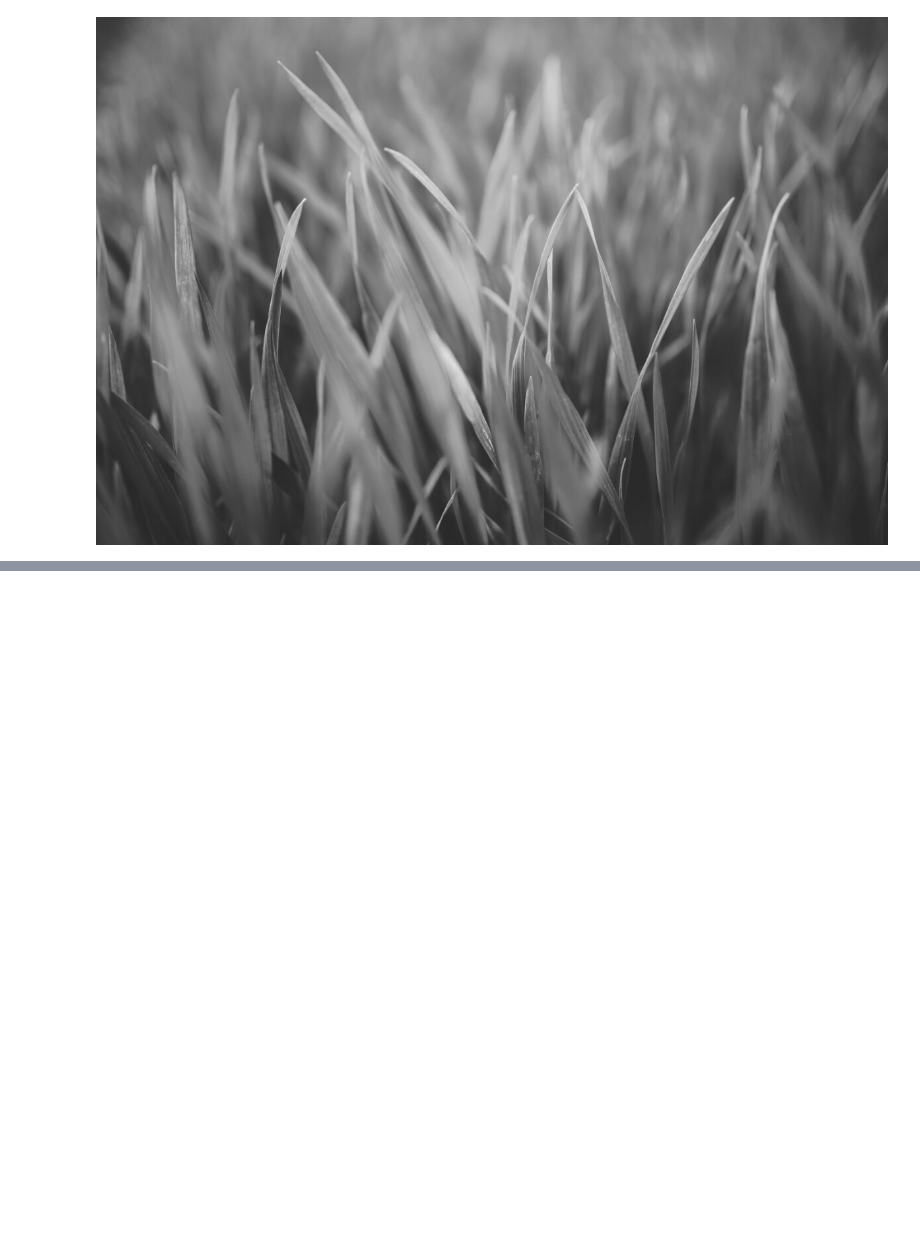
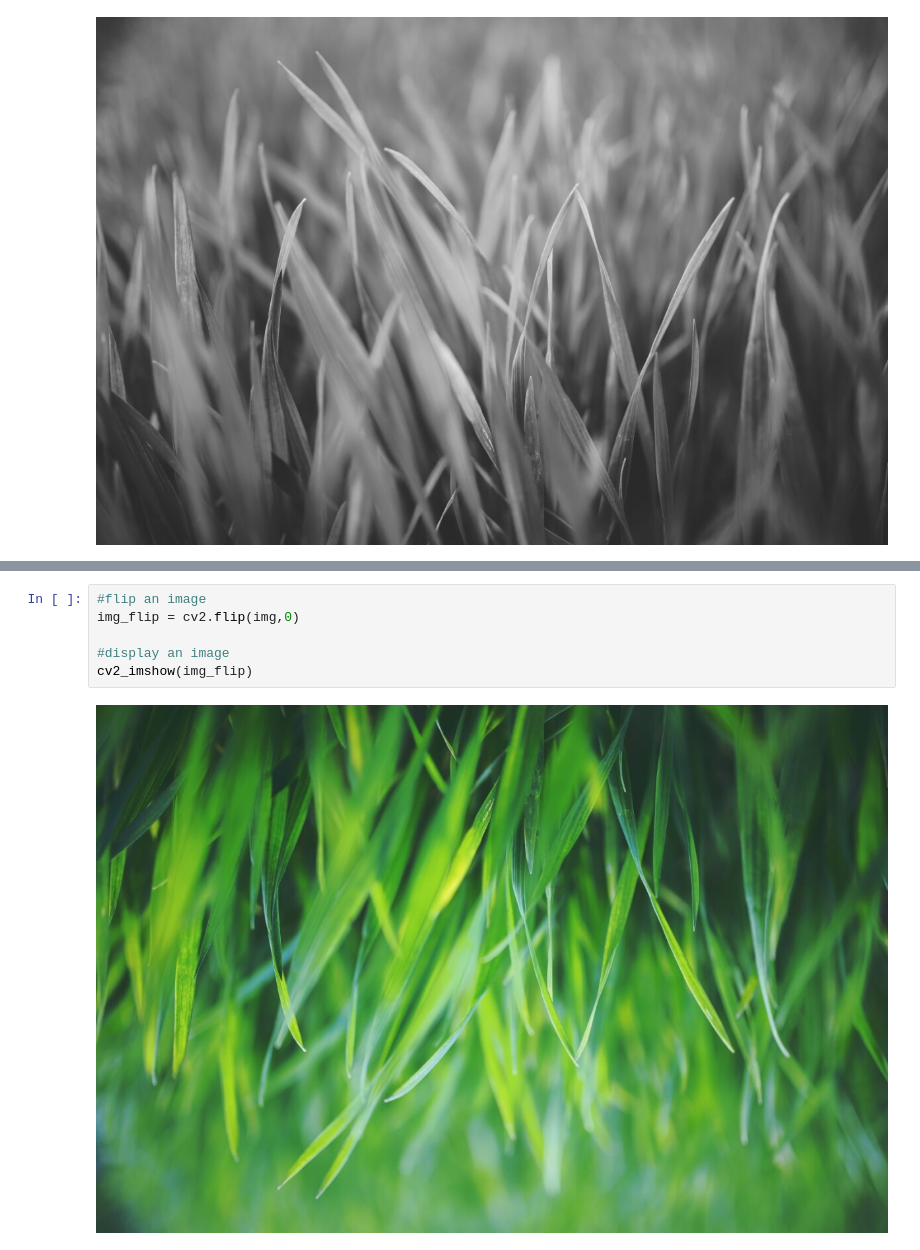
Before and after one commit to RizetteSayo/CpE0332.1-1-Elective-3, a Jupyter notebook: Image_Acquisition.ipynb, the cells around one changed output, grey strips where cells are left out. Saved outputs shown, nothing was run; the diff lists cells and outputs as text; blank space fills up the shorter version.

```diff
--- a/Image_Acquisition.ipynb
+++ b/Image_Acquisition.ipynb
@@ -19,0 +28,8 @@ cv2_imshow(img_gray)
+# %%
+#flip an image
+img_flip = cv2.flip(img,0)
+
+#display an image
+cv2_imshow(img_flip)
+# %% [output]
+[figure, added]
```
Also changed, not shown: parts of 1 cell of this notebook.
